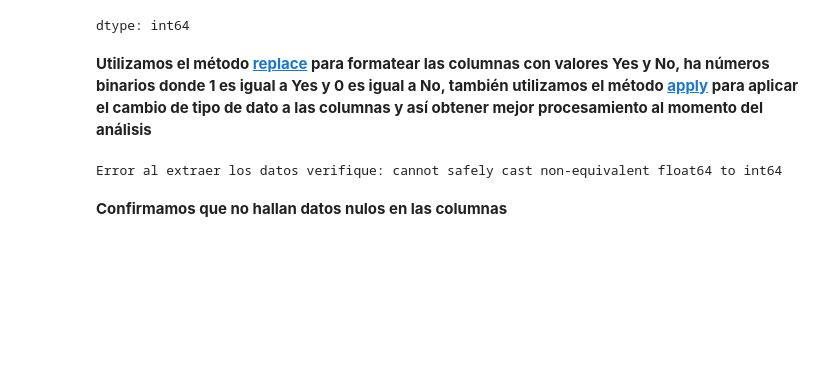
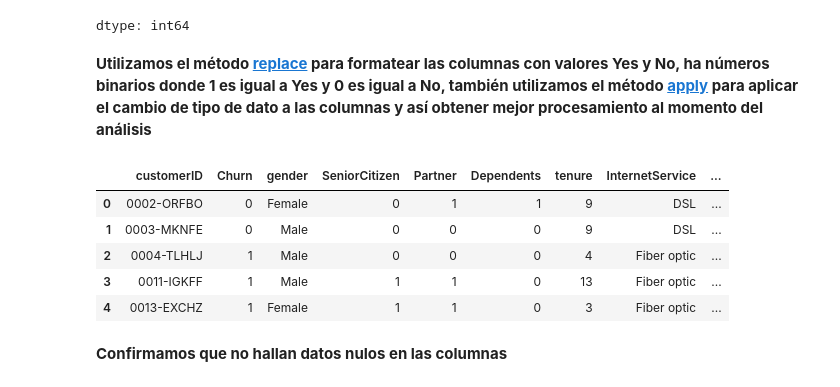
Before and after one commit to JharleCompres/Telecom-X---An-lisis-de-Evasi-n-de-Clientes, a Jupyter notebook: Telecom X - Análisis de Evasión de Clientes.ipynb, the cells around one changed output. Cells and saved outputs as stored; diff of their text form; code cells hidden in the pictures; blank space fills up the shorter version.

Commit message:
Correcion de la conversion de los datos de texto a binario para poder visualizarlo correctamente y com el tipo de dato correcto

```diff
--- a/Telecom X - Análisis de Evasión de Clientes.ipynb
+++ b/Telecom X - Análisis de Evasión de Clientes.ipynb
@@ -242,15 +242,21 @@ cols_yes_no = [
 # %%
 try:
     df_telecomx_normalizado[cols_yes_no] = ( df_telecomx_normalizado[cols_yes_no].replace({'Yes': 1, 'No': 0})
-    .apply(pd.to_numeric, errors='coerce')).interpolate(method='linear', limit_direction='both').astype('Int64')
+    .apply(pd.to_numeric, errors='coerce'))
 
+    df_telecomx_normalizado[cols_yes_no] = df_telecomx_normalizado[cols_yes_no].interpolate(method='linear', limit_direction='both').astype(int)
 except Exception as e:
   print(f'Error al extraer los datos verifique: {e}')
 
 else:
   display(df_telecomx_normalizado.head())
 # %% [output]
-Error al extraer los datos verifique: cannot safely cast non-equivalent float64 to int64
+|  | customerID | Churn | gender | SeniorCitizen | Partner | Dependents | tenure | InternetService | ... |
+| 0 | 0002-ORFBO | 0 | Female | 0 | 1 | 1 | 9 | DSL | ... |
+| 1 | 0003-MKNFE | 0 | Male | 0 | 0 | 0 | 9 | DSL | ... |
+| 2 | 0004-TLHLJ | 1 | Male | 0 | 0 | 0 | 4 | Fiber optic | ... |
+| 3 | 0011-IGKFF | 1 | Male | 1 | 1 | 0 | 13 | Fiber optic | ... |
+| 4 | 0013-EXCHZ | 1 | Female | 1 | 1 | 0 | 3 | Fiber optic | ... |
 # %% [markdown]
 **Confirmamos que no hallan datos nulos en las columnas**
 # %%
```
Also changed, not shown: parts of 2 cells of this notebook.
